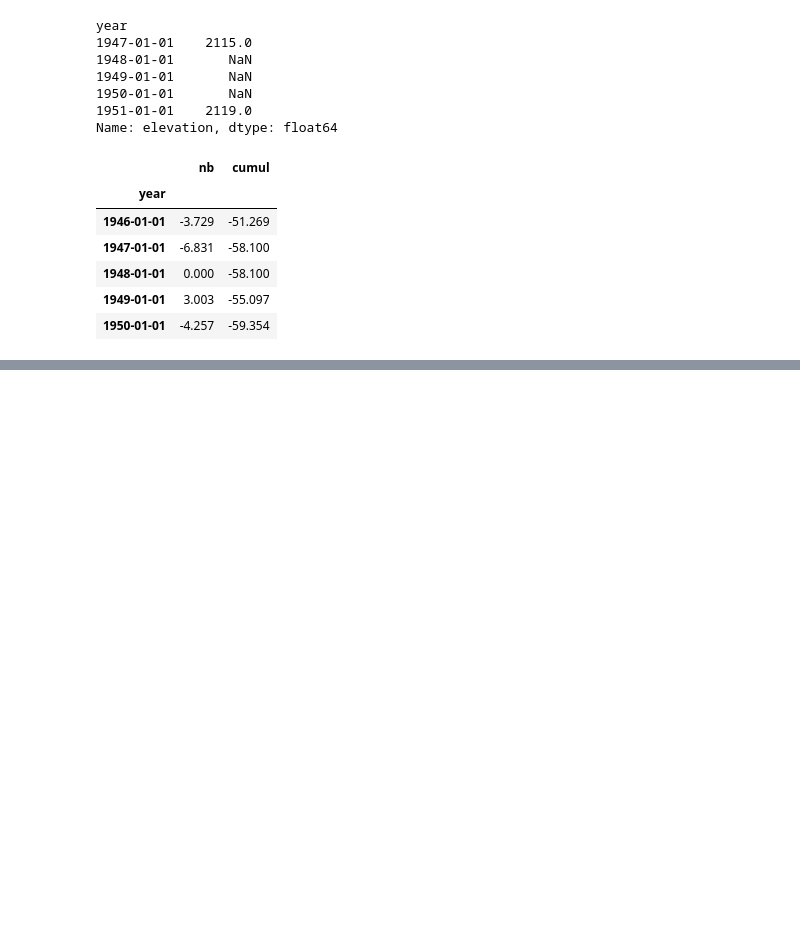
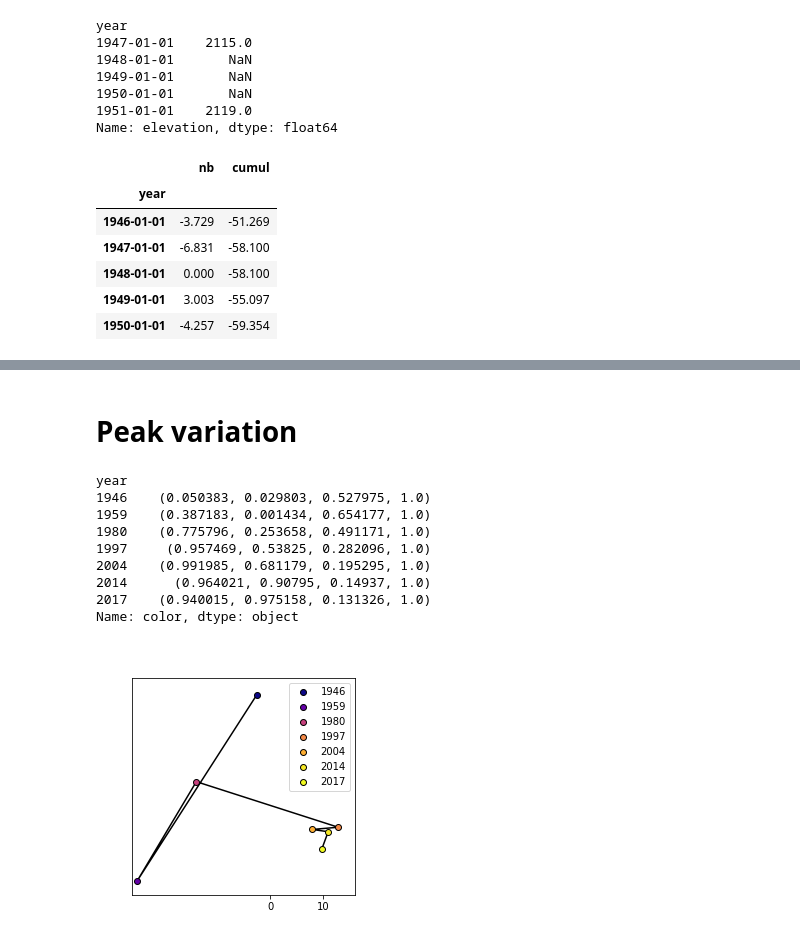
Before and after one commit to erikmannerfelt/Sydtoppen, a Jupyter notebook: figures/Sydtoppen figures.ipynb, the cells around one changed output, grey strips where cells are left out. Drawn from its saved outputs; the diff is of its cells as text; code cells hidden in the pictures; blank space fills up the shorter version.

Commit message:
Added variable peak position

```diff
--- a/figures/Sydtoppen figures.ipynb
+++ b/figures/Sydtoppen figures.ipynb
@@ -169,0 +170,35 @@ Saved mass_balance_180302.png
+# %% [markdown]
+# Peak variation
+# %%
+pos = pd.read_csv("input/syd_properties/peak_positions.csv", index_col=0, parse_dates=False)
+
+pos[["easting", "northing"]] = pos[["easting", "northing"]].apply(lambda x: x - x.mean())
+
+cm = plt.cm.get_cmap("plasma")  # Colormap
+
+
+pos["color"] = [cm((year - pos.index.min()) / (pos.index.max() - pos.index.min())) for year in pos.index]
+
+plt.figure(figsize=(4, 4))
+
+plt.plot(pos.easting, pos.northing, c="k", zorder=1, label="__none__")
+for year, row in pos.iterrows():
+    plt.scatter(row.easting, row.northing, c=row.color, edgecolors="k", label=year, zorder=2)
+
+plt.legend()
+plt.axis((-26, 16, -15, 25))
+plt.xticks([0, 10])
+plt.yticks([])
+
+pos["color"]
+# %% [output]
+year
+1946    (0.050383, 0.029803, 0.527975, 1.0)
+1959    (0.387183, 0.001434, 0.654177, 1.0)
+1980    (0.775796, 0.253658, 0.491171, 1.0)
+1997     (0.957469, 0.53825, 0.282096, 1.0)
+2004    (0.991985, 0.681179, 0.195295, 1.0)
+2014      (0.964021, 0.90795, 0.14937, 1.0)
+2017    (0.940015, 0.975158, 0.131326, 1.0)
+Name: color, dtype: object
+[figure, added]
```
Also changed, not shown: parts of 2 cells of this notebook, 3 other files.
